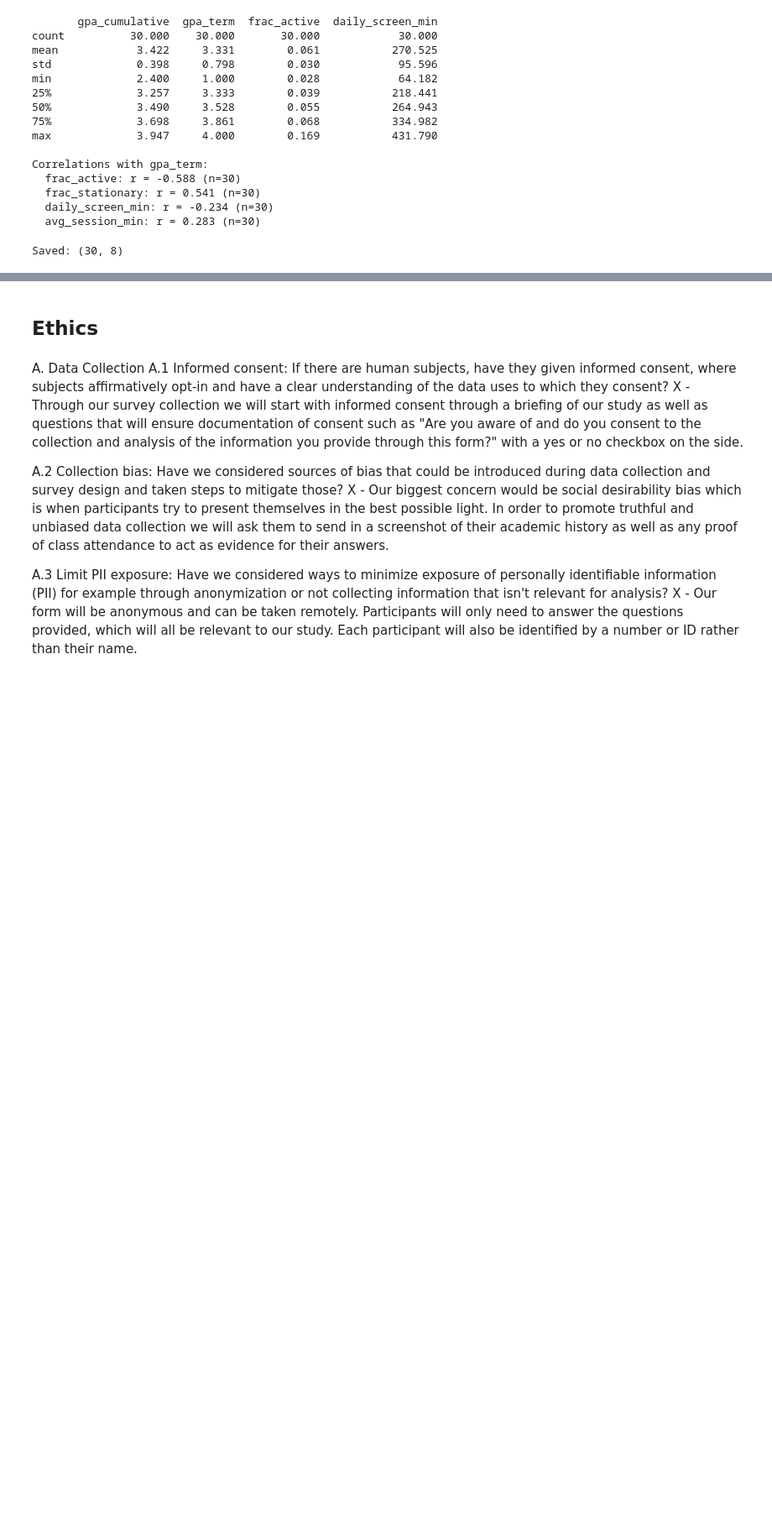
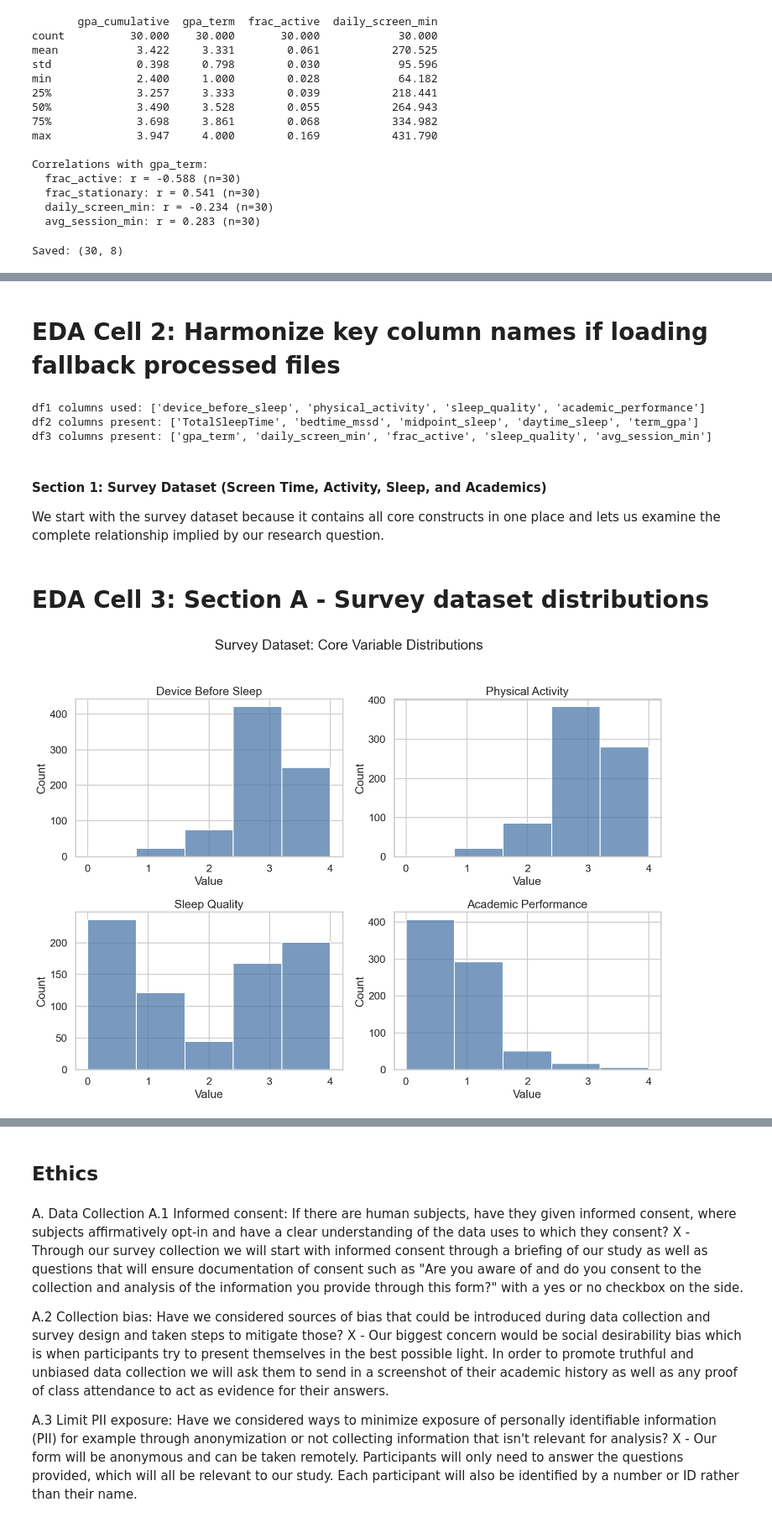
Before and after one commit to COGS108/Group097_WI26, a Jupyter notebook: 02-EDACheckpoint.ipynb, the cells around one changed output, grey strips where cells are left out. Shown at 84% size. Saved outputs shown, nothing was run; the diff lists cells and outputs as text; code cells hidden in the pictures; blank space fills up the shorter version.

Commit message:
Implement EDA section and helper module polish

```diff
--- a/02-EDACheckpoint.ipynb
+++ b/02-EDACheckpoint.ipynb
@@ -778,0 +796,50 @@ Some more words and stuff.  Remember notebooks work best if you interleave the c
+# %% [markdown]
+# EDA Cell 2: Harmonize key column names if loading fallback processed files
+# %%
+df1 = df1.rename(columns={
+    "3_how_often_do_you_have_difficulty_falling_asleep_at_night": "difficulty_falling_asleep",
+    "4_on_average_how_many_hours_of_sleep_do_you_get_on_a_typical_day": "sleep_hours",
+    "6_how_would_you_rate_the_overall_quality_of_your_sleep": "sleep_quality",
+    "11_how_often_do_you_use_electronic_devices_e_g_phone_computer_before_going_to_sleep": "device_before_sleep",
+    "13_how_often_do_you_engage_in_physical_activity_or_exercise": "physical_activity",
+    "15_how_would_you_rate_your_overall_academic_performance_gpa_or_grades_in_the_past_semester": "academic_performance"
+})
+
+df2 = df2.rename(columns={"totalsleeptime": "TotalSleepTime"})
+
+had_unlock_sec = "mean_unlock_duration_sec" in df3.columns
+df3 = df3.rename(columns={
+    "gpa_all": "gpa_cumulative",
+    "gpa_13s": "gpa_term",
+    "activity_active_rate": "frac_active",
+    "mean_unlock_duration_sec": "avg_session_min",
+    "sleep_quality_psqi": "sleep_quality"
+})
+
+# If source was in seconds, convert to minutes
+if had_unlock_sec and "avg_session_min" in df3.columns:
+    df3["avg_session_min"] = df3["avg_session_min"] / 60
+
+# Optional fallback if only event-count proxy exists
+if "daily_screen_min" not in df3.columns and "phonelock_events" in df3.columns:
+    df3["daily_screen_min"] = df3["phonelock_events"]
+
+print("df1 columns used:", [c for c in ["device_before_sleep", "physical_activity", "sleep_quality", "academic_performance"] if c in df1.columns])
+print("df2 columns present:", [c for c in ["TotalSleepTime", "bedtime_mssd", "midpoint_sleep", "daytime_sleep", "term_gpa"] if c in df2.columns])
+print("df3 columns present:", [c for c in ["gpa_term", "daily_screen_min", "frac_active", "sleep_quality", "avg_session_min"] if c in df3.columns])
+# %% [output]
+df1 columns used: ['device_before_sleep', 'physical_activity', 'sleep_quality', 'academic_performance']
+df2 columns present: ['TotalSleepTime', 'bedtime_mssd', 'midpoint_sleep', 'daytime_sleep', 'term_gpa']
+df3 columns present: ['gpa_term', 'daily_screen_min', 'frac_active', 'sleep_quality', 'avg_session_min']
+# %% [markdown]
+#### Section 1: Survey Dataset (Screen Time, Activity, Sleep, and Academics)
+
+We start with the survey dataset because it contains all core constructs in one place and lets us examine the complete relationship implied by our research question.
+# %% [markdown]
+# EDA Cell 3: Section A - Survey dataset distributions
+# %%
+vars_a = ["device_before_sleep", "physical_activity", "sleep_quality", "academic_performance"]
+fig = plot_likert_counts(df1, vars_a, "Survey Dataset: Core Variable Distributions")
+plt.show()
+# %% [output]
+[figure, added]
```
Also changed, not shown: parts of 34 cells of this notebook, 1 other file.
